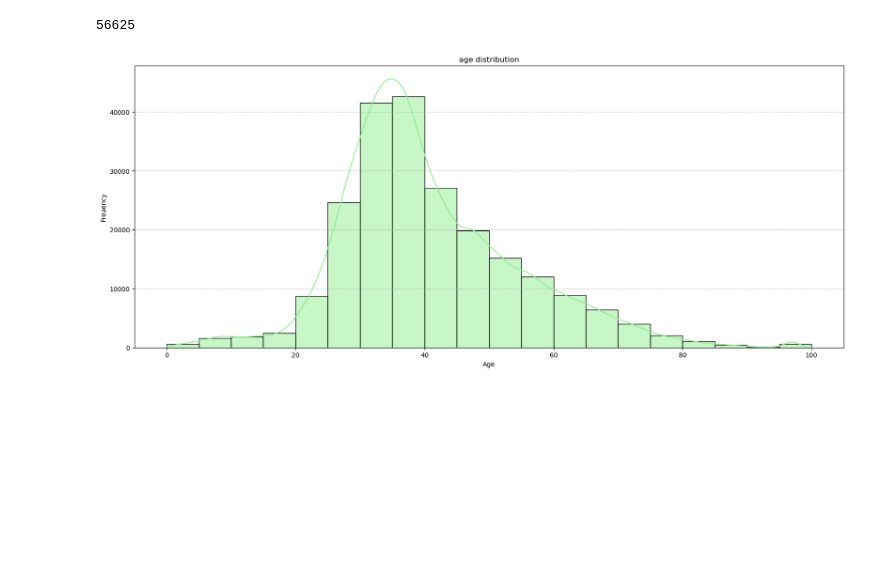
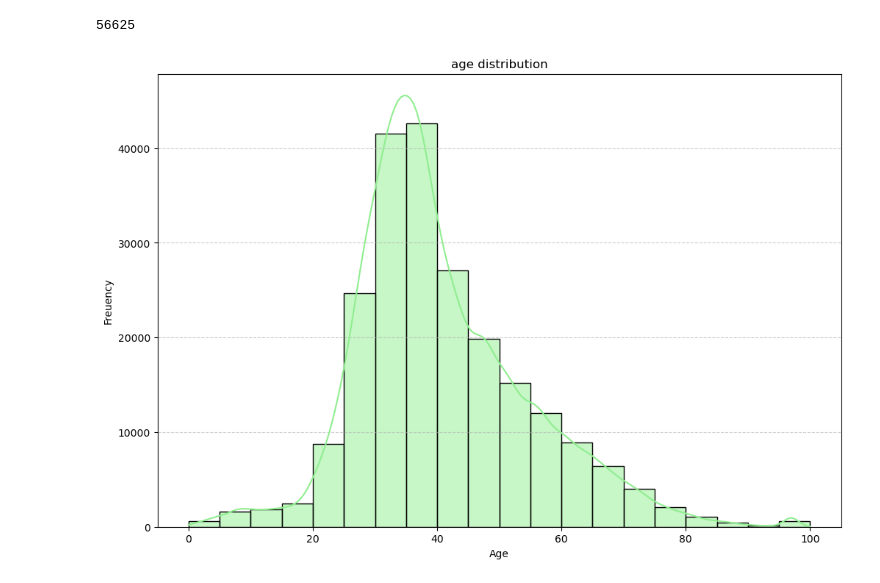
Before and after one commit to nobleyam/Customer-Behavioral-Segmentation-and-Profiling, a Jupyter notebook: final prap.ipynb, the cells around one changed output. Cells and saved outputs as stored; diff of their text form; code cells hidden in the pictures; blank space fills up the shorter version.

```diff
--- a/final prap.ipynb
+++ b/final prap.ipynb
@@ -433,12 +433,12 @@ df_ben3['Age'].isnull().sum()
 # %%
 filtered_age = df_ben3['Age'].dropna()
 
-plt.figure(figsize=(20, 8))
+plt.figure(figsize=(12, 8))
 sns.histplot(filtered_age, kde=True, bins=20, color='lightgreen')
 plt.title('age distribution')
 plt.xlabel('Age')
 plt.ylabel('Freuency')
 plt.grid(axis= 'y', linestyle= '--', alpha= 0.6)
 plt.show;
 # %% [output]
-[figure, old version]
+[figure, new version]
```
Also changed, not shown: parts of 5 cells of this notebook.
